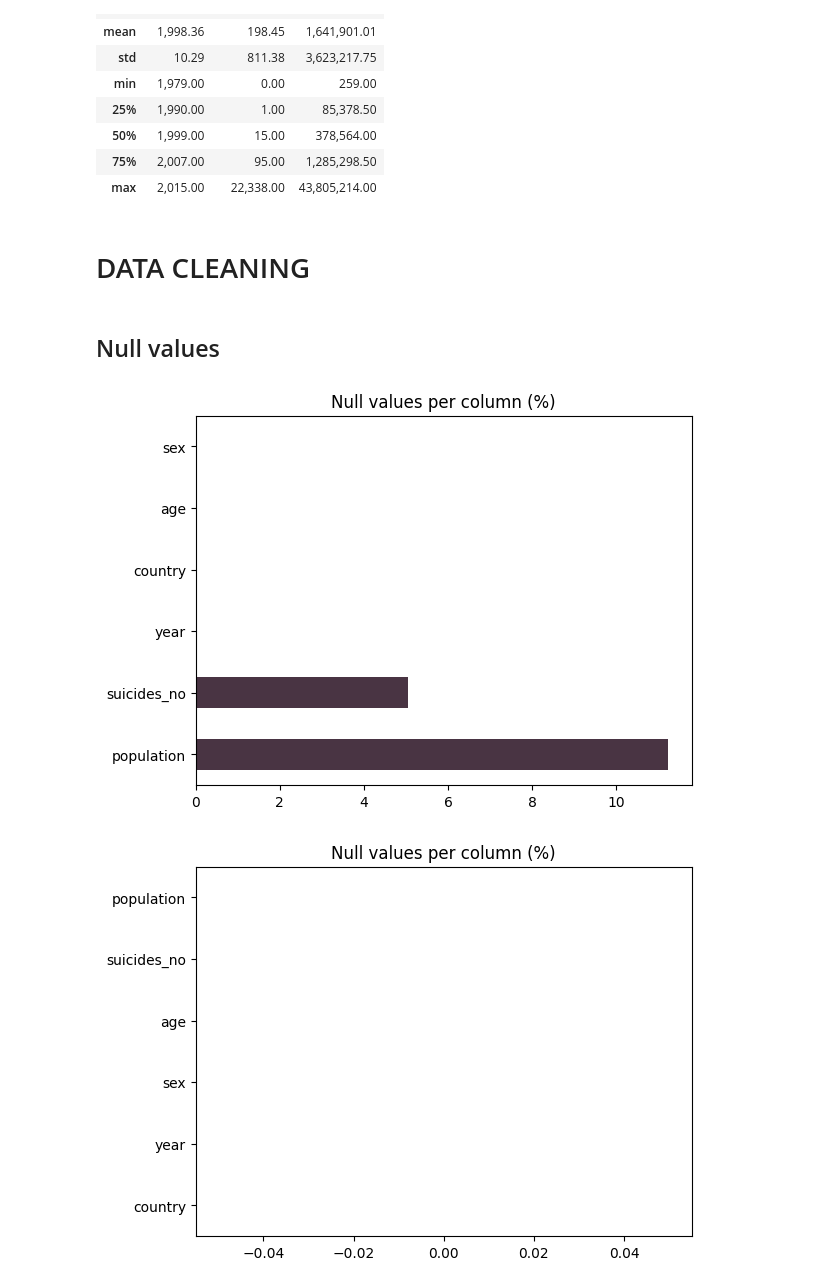
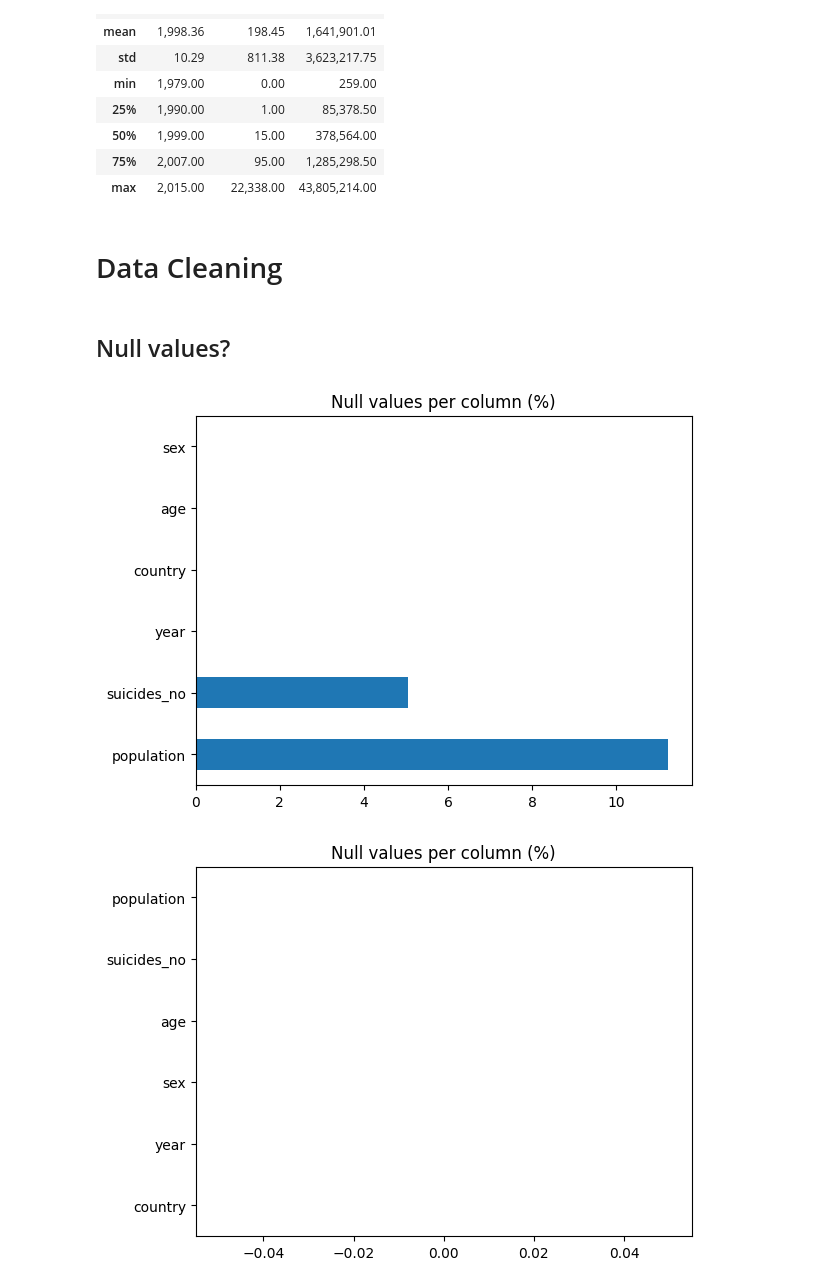
Before and after one commit to pdrzxzz/who-suicide-analysis, a Jupyter notebook: who_suicides_analysis.ipynb, the cells around one changed output. Drawn from its saved outputs; the diff is of its cells as text; code cells hidden in the pictures.

```diff
--- a/who_suicides_analysis.ipynb
+++ b/who_suicides_analysis.ipynb
@@ -111,16 +110,16 @@ df.describe()
 | 50% | 1,999.00 | 15.00 | 378,564.00 |
 | 75% | 2,007.00 | 95.00 | 1,285,298.50 |
 | max | 2,015.00 | 22,338.00 | 43,805,214.00 |
-# %% [markdown]
-# DATA CLEANING
+# %% [markdown]
+# Data Cleaning
 # %% [markdown]
-## Null values
+## Null values?
 # %%
-(df.isnull().sum()/len(df)*100).sort_values(ascending=False).plot.barh(color=COLOR2)
+(df.isnull().sum()/len(df)*100).sort_values(ascending=False).plot.barh()
 plt.title('Null values per column (%)')
 plt.show()
 # %% [output]
-[figure, old version]
+[figure, new version]
 # %%
 df = df.dropna()
 # %%
```
Also changed, not shown: parts of 70 cells of this notebook.
